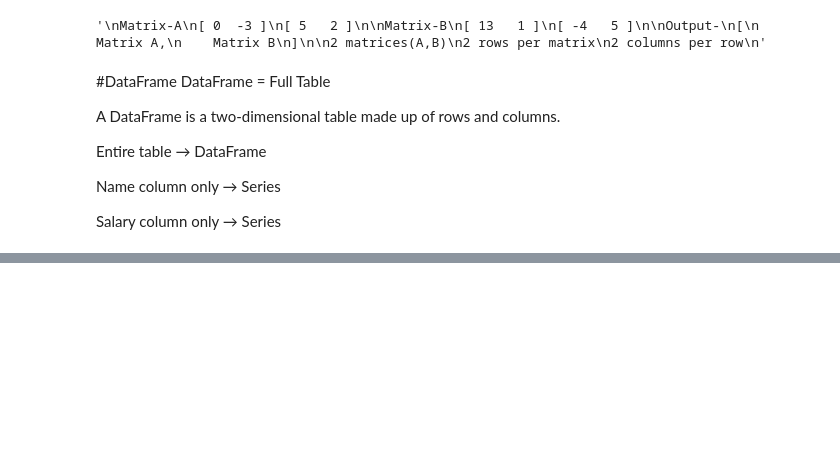
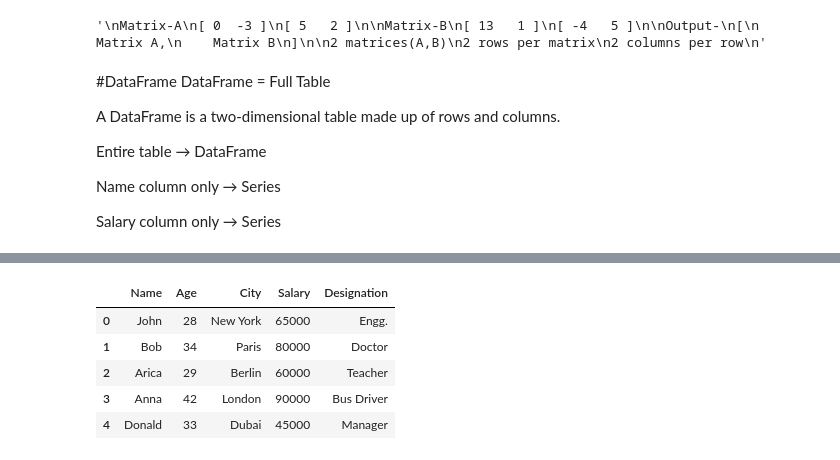
Before and after one commit to TanzilaDewan789/python_all, a Jupyter notebook: Pandas.ipynb, the cells around one changed output, grey strips where cells are left out. Drawn from its saved outputs; the diff is of its cells as text; code cells hidden in the pictures; blank space fills up the shorter version.

```diff
--- a/Pandas.ipynb
+++ b/Pandas.ipynb
@@ -164,0 +176,11 @@ data = {
+# %%
+#creating data frame as list without the heading
+data_list=[
+    ['John', 28, 'New York', 65000],
+    ['Bob', 34, 'Paris', 80000],
+    ['Arica', 29, 'Berlin', 60000],
+    ['Anna', 42, 'London', 90000]
+
+]
+df = pd.DataFrame(data_list)
+print(df)#Storing for later
@@ -164,0 +193,5 @@ data = {
+# %%
+#adding column name to the table
+col = ['Name','Age','City','Salary']
+df = pd.DataFrame(data_list,columns = col)
+df
@@ -164,0 +204,4 @@ data = {
+# %%
+#Add new row
+df.loc[len(df)] = ['Donald', 33, 'Dubai', 45000]
+df
@@ -164,0 +238,11 @@ data = {
+# %%
+#creating a new column
+df['Designation']=['Engg.','Doctor','Teacher','Bus Driver','Manager']
+df
+# %% [output]
+|  | Name | Age | City | Salary | Designation |
+| 0 | John | 28 | New York | 65000 | Engg. |
+| 1 | Bob | 34 | Paris | 80000 | Doctor |
+| 2 | Arica | 29 | Berlin | 60000 | Teacher |
+| 3 | Anna | 42 | London | 90000 | Bus Driver |
+| 4 | Donald | 33 | Dubai | 45000 | Manager |
```
Also changed, not shown: parts of 19 cells of this notebook.
